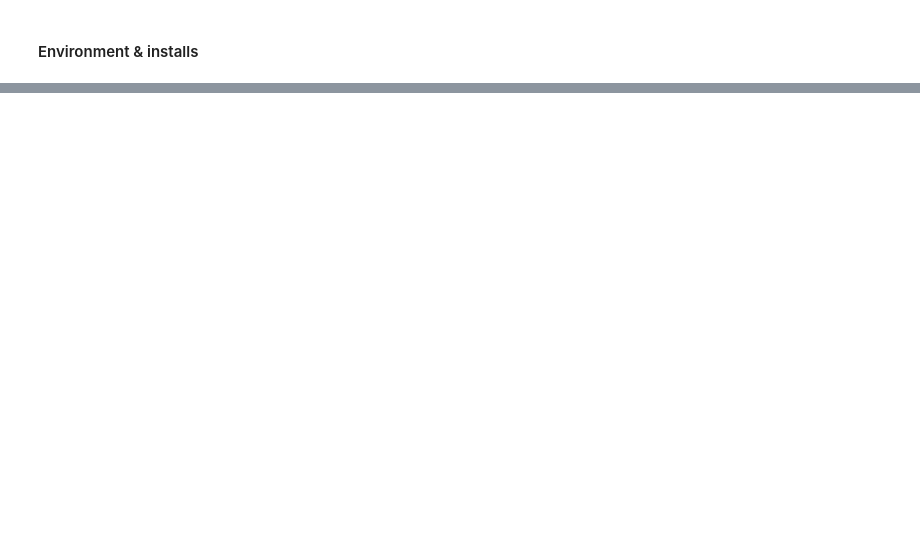
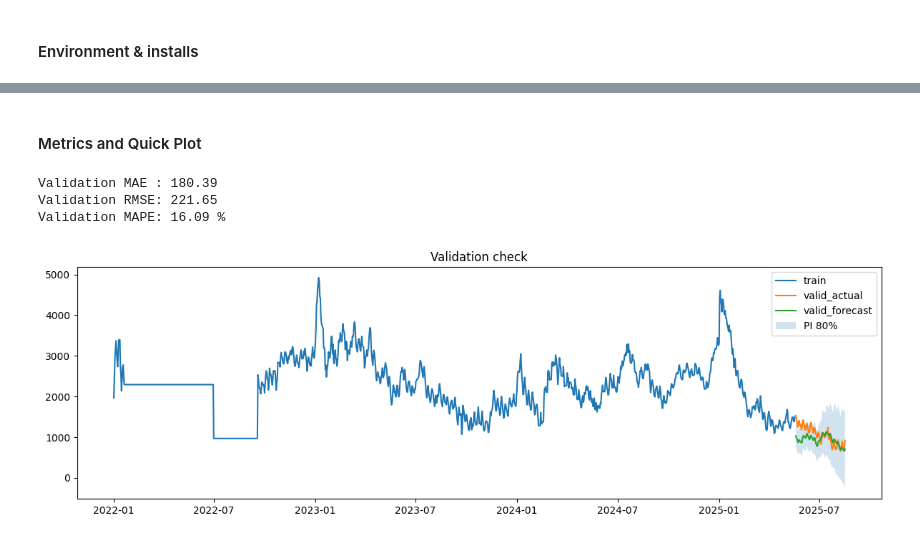
Before and after one commit to phoebenyi/cpf-meta-prophet, a Jupyter notebook: prophet_open_balances_forecast.ipynb, the cells around one changed output, grey strips where cells are left out. Drawn from its saved outputs; the diff is of its cells as text; code cells hidden in the pictures; blank space fills up the shorter version.

```diff
--- a/prophet_open_balances_forecast.ipynb
+++ b/prophet_open_balances_forecast.ipynb
@@ -390,23 +14,0 @@ Superimpose trend and experiment by:
-# %%
-m_scn = Prophet(
-    weekly_seasonality=False,     # turn off default
-    yearly_seasonality=USE_YEARLY,
-    daily_seasonality=False,
-    holidays=holidays,
-    changepoint_prior_scale=float(best_cps),
-    seasonality_mode="additive",
-)
-# Explicit weekly with stronger regularization control
-m_scn.add_seasonality(name='weekly_custom', period=7, fourier_order=6, prior_scale=10)
-
-m_scn.fit(df)
-f_scn = m_scn.predict(m_scn.make_future_dataframe(periods=FORECAST_DAYS, freq="D"))
-
-plt.figure(figsize=(11,4))
-plt.plot(out["ds"], out["y"], label="actual")
-plt.plot(forecast["ds"], forecast["yhat"], label="base_forecast")
-plt.plot(f_scn["ds"], f_scn["yhat"], label="scenario_weekly_custom")
-plt.title("Scenario: stronger weekly component")
-plt.legend()
-plt.tight_layout()
-plt.show()
@@ -447,0 +266,28 @@ print("Saved: open_balances_forecast_full.csv and open_balances_forecast_next_{}
+# %% [markdown]
+#### Metrics and Quick Plot
+# %%
+# Metrics
+def mae(a,f): return float(np.mean(np.abs(np.array(a)-np.array(f))))
+def rmse(a,f): return float(np.sqrt(np.mean((np.array(a)-np.array(f))**2)))
+def mape(a,f):
+    a,f = np.array(a),np.array(f)
+    mask = a!=0
+    return float(np.mean(np.abs((a[mask]-f[mask])/a[mask]))*100)
+
+eval_df = df_valid.merge(fc_valid[["ds","yhat","yhat_lower","yhat_upper"]], on="ds", how="left")
+print("Validation MAE :", round(mae(eval_df['y'], eval_df['yhat']), 2))
+print("Validation RMSE:", round(rmse(eval_df['y'], eval_df['yhat']), 2))
+print("Validation MAPE:", round(mape(eval_df['y'], eval_df['yhat']), 2), "%")
+
+# Quick plot
+plt.figure(figsize=(12,4))
+plt.plot(df_train["ds"], df_train["y"], label="train")
+plt.plot(df_valid["ds"], df_valid["y"], label="valid_actual")
+plt.plot(eval_df["ds"], eval_df["yhat"], label="valid_forecast")
+plt.fill_between(eval_df["ds"], eval_df["yhat_lower"], eval_df["yhat_upper"], alpha=0.2, label="PI 80%")
+plt.title("Validation check"); plt.legend(); plt.tight_layout(); plt.show()
+# %% [output]
+Validation MAE : 180.39
+Validation RMSE: 221.65
+Validation MAPE: 16.09 %
+[figure, added]
```
Also changed, not shown: parts of 47 cells of this notebook.
